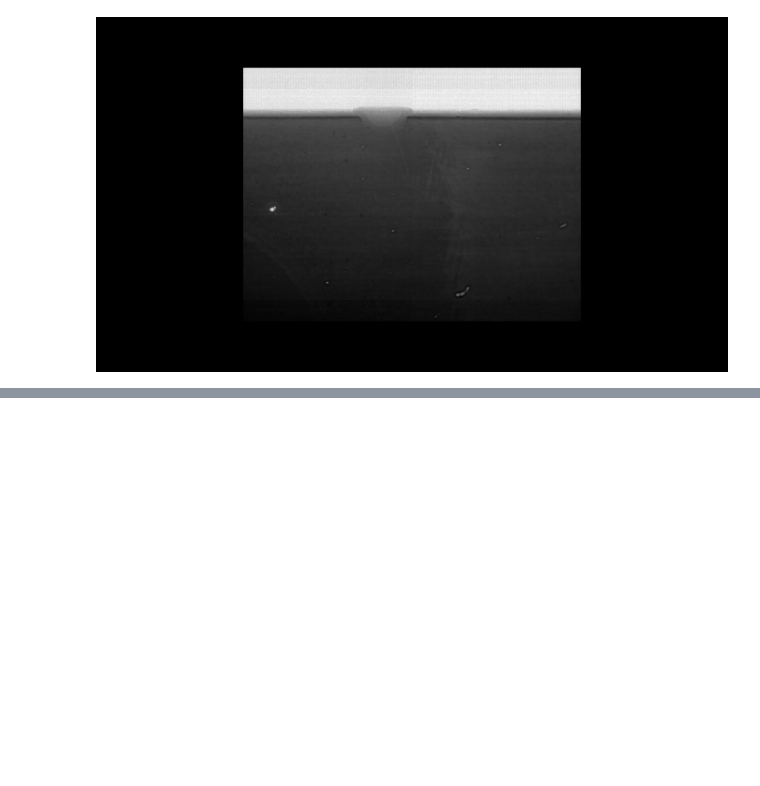
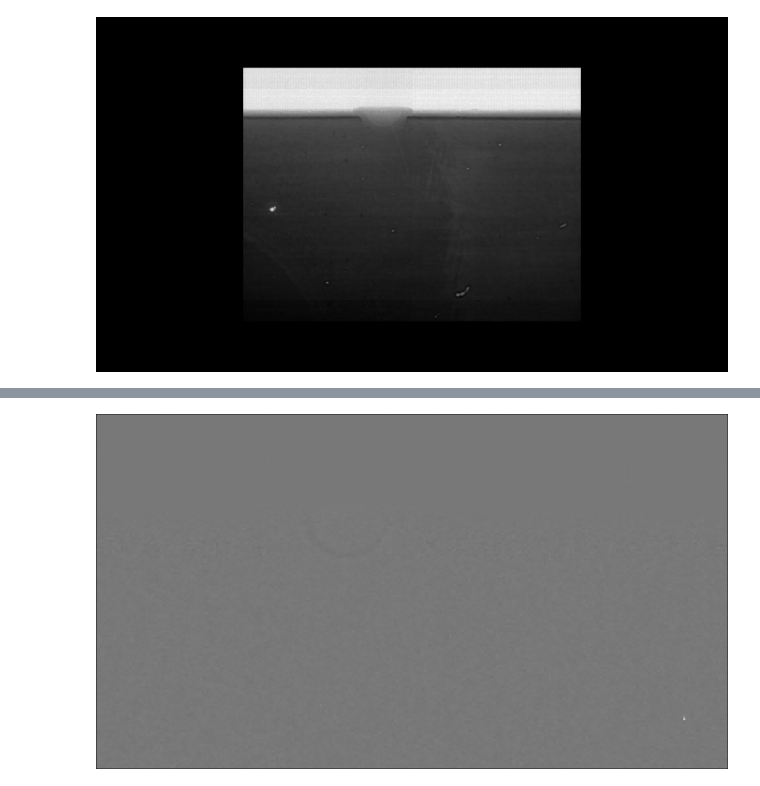
Before and after one commit to CANFSA/manual-feature-tracking, a Jupyter notebook: manual-tracking-and-saving.ipynb, the cells around one changed output, grey strips where cells are left out. Saved outputs shown, nothing was run; the diff lists cells and outputs as text; code cells hidden in the pictures; blank space fills up the shorter version.

```diff
--- a/manual-tracking-and-saving.ipynb
+++ b/manual-tracking-and-saving.ipynb
@@ -39,0 +83,6 @@ Image numbers: [220 221 222 223 224 225 226 227 228 229 230]
+# %%
+divided_by_pre = process_images(imgs, process='div_by_pre')
+viewer.add_image(divided_by_pre)
+napari.utils.nbscreenshot(viewer, canvas_only=True)
+# %% [output]
+[figure, added]
```
Also changed, not shown: parts of 5 cells of this notebook.
